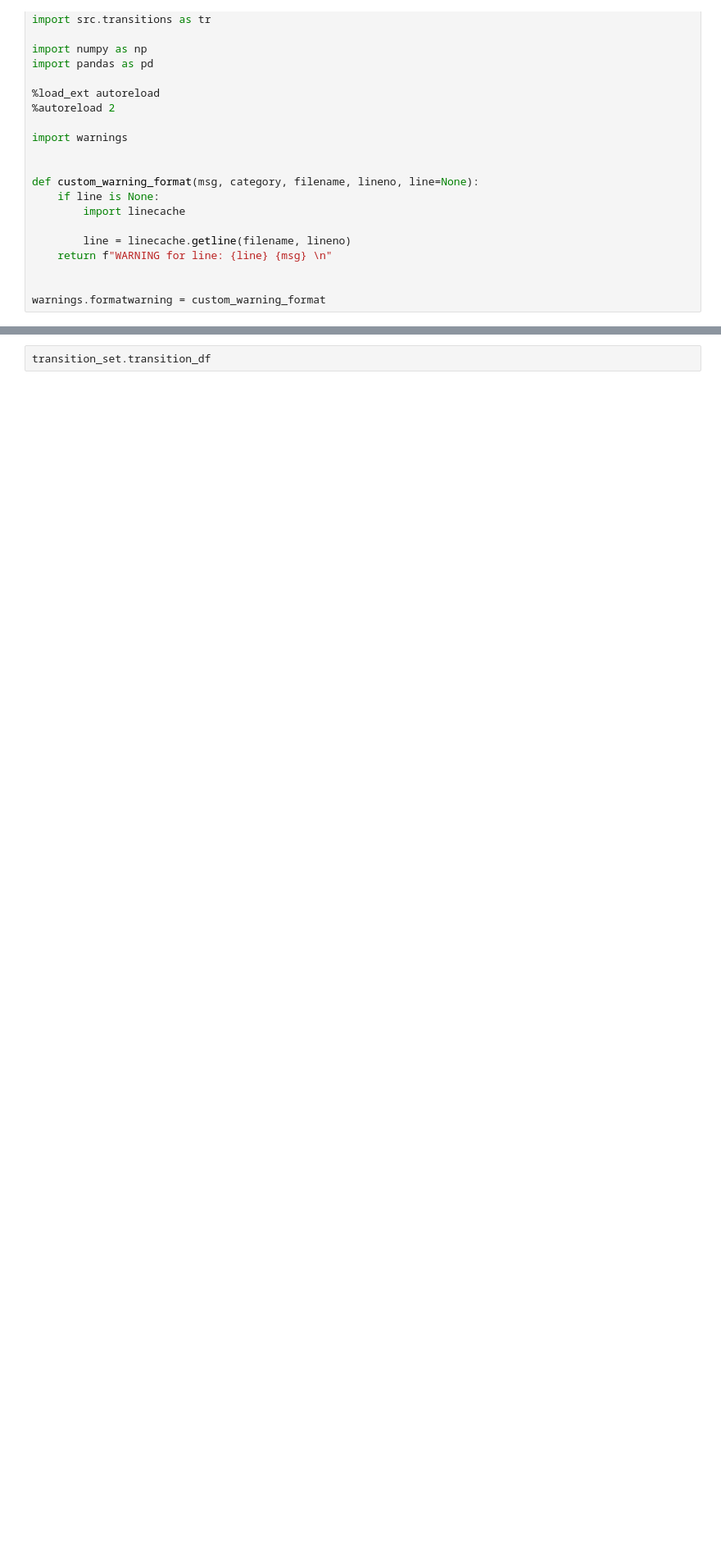
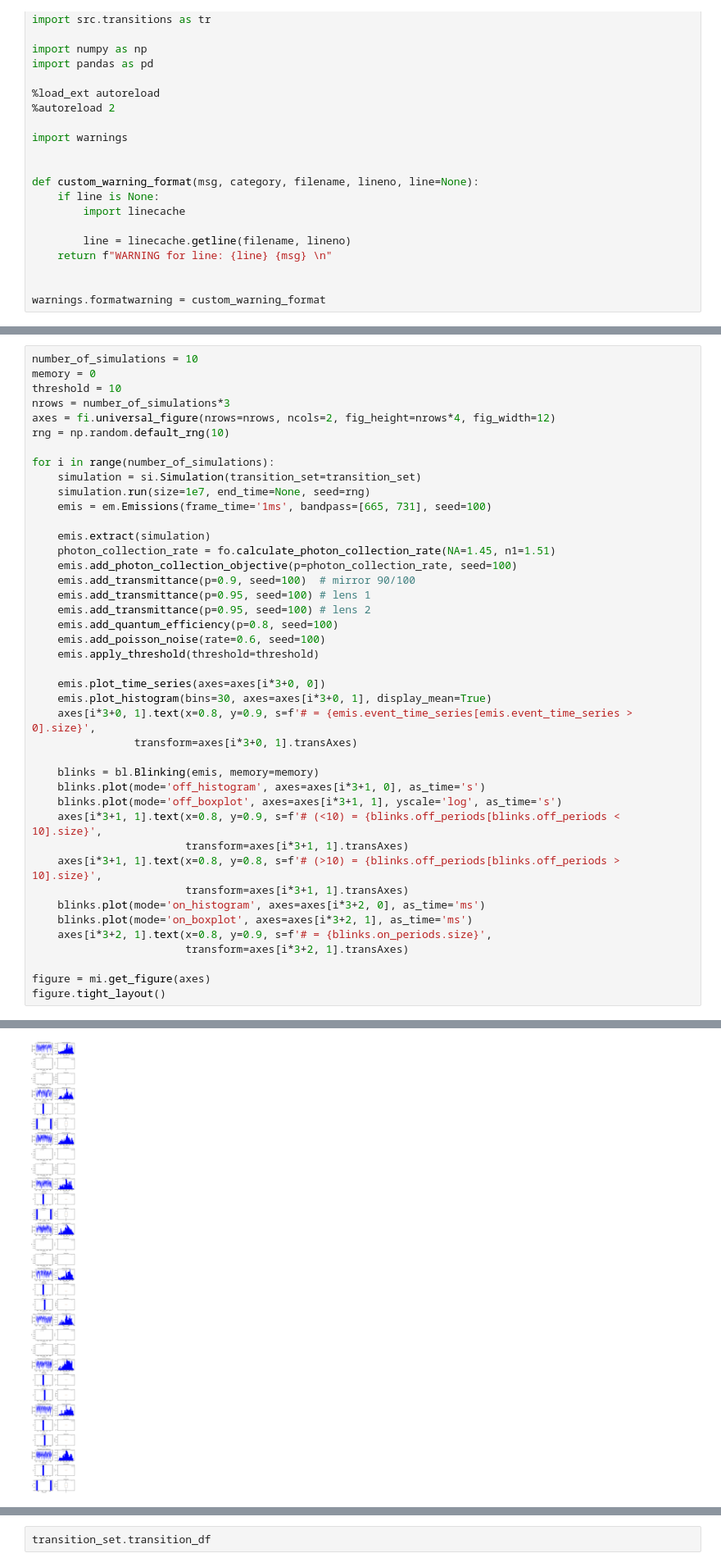
Before and after one commit to super-resolution/Fluopy, a Jupyter notebook: notebooks/cy5/simulations/3nm.ipynb, the cells around one changed output, grey strips where cells are left out. Shown at 82% size. Cells and saved outputs as stored; diff of their text form; blank space fills up the shorter version.

```diff
--- a/notebooks/cy5/simulations/3nm.ipynb
+++ b/notebooks/cy5/simulations/3nm.ipynb
@@ -44,0 +93,43 @@ warnings.formatwarning = custom_warning_format
+# %%
+number_of_simulations = 10
+memory = 0
+threshold = 10
+nrows = number_of_simulations*3
+axes = fi.universal_figure(nrows=nrows, ncols=2, fig_height=nrows*4, fig_width=12)
+rng = np.random.default_rng(10)
+
+for i in range(number_of_simulations):
+    simulation = si.Simulation(transition_set=transition_set)
+    simulation.run(size=1e7, end_time=None, seed=rng)
+    emis = em.Emissions(frame_time='1ms', bandpass=[665, 731], seed=100)
+
+    emis.extract(simulation)
+    photon_collection_rate = fo.calculate_photon_collection_rate(NA=1.45, n1=1.51)
+    emis.add_photon_collection_objective(p=photon_collection_rate, seed=100)
+    emis.add_transmittance(p=0.9, seed=100)  # mirror 90/100
+    emis.add_transmittance(p=0.95, seed=100) # lens 1
+    emis.add_transmittance(p=0.95, seed=100) # lens 2
+    emis.add_quantum_efficiency(p=0.8, seed=100)
+    emis.add_poisson_noise(rate=0.6, seed=100)
+    emis.apply_threshold(threshold=threshold)
+
+    emis.plot_time_series(axes=axes[i*3+0, 0])
+    emis.plot_histogram(bins=30, axes=axes[i*3+0, 1], display_mean=True)
+    axes[i*3+0, 1].text(x=0.8, y=0.9, s=f'# = {emis.event_time_series[emis.event_time_series > 0].size}',
+                transform=axes[i*3+0, 1].transAxes)
+
+    blinks = bl.Blinking(emis, memory=memory)
+    blinks.plot(mode='off_histogram', axes=axes[i*3+1, 0], as_time='s')
+    blinks.plot(mode='off_boxplot', axes=axes[i*3+1, 1], yscale='log', as_time='s')
+    axes[i*3+1, 1].text(x=0.8, y=0.9, s=f'# (<10) = {blinks.off_periods[blinks.off_periods < 10].size}',
+                        transform=axes[i*3+1, 1].transAxes)
+    axes[i*3+1, 1].text(x=0.8, y=0.8, s=f'# (>10) = {blinks.off_periods[blinks.off_periods > 10].size}',
+                        transform=axes[i*3+1, 1].transAxes)
+    blinks.plot(mode='on_histogram', axes=axes[i*3+2, 0], as_time='ms')
+    blinks.plot(mode='on_boxplot', axes=axes[i*3+2, 1], as_time='ms')
+    axes[i*3+2, 1].text(x=0.8, y=0.9, s=f'# = {blinks.on_periods.size}',
+                        transform=axes[i*3+2, 1].transAxes)
+
+figure = mi.get_figure(axes)
+figure.tight_layout()
+# %% [output]
@@ -44,0 +153 @@ warnings.formatwarning = custom_warning_format
+[figure, added]
```
Also changed, not shown: parts of 9 cells of this notebook, 37 other files.
